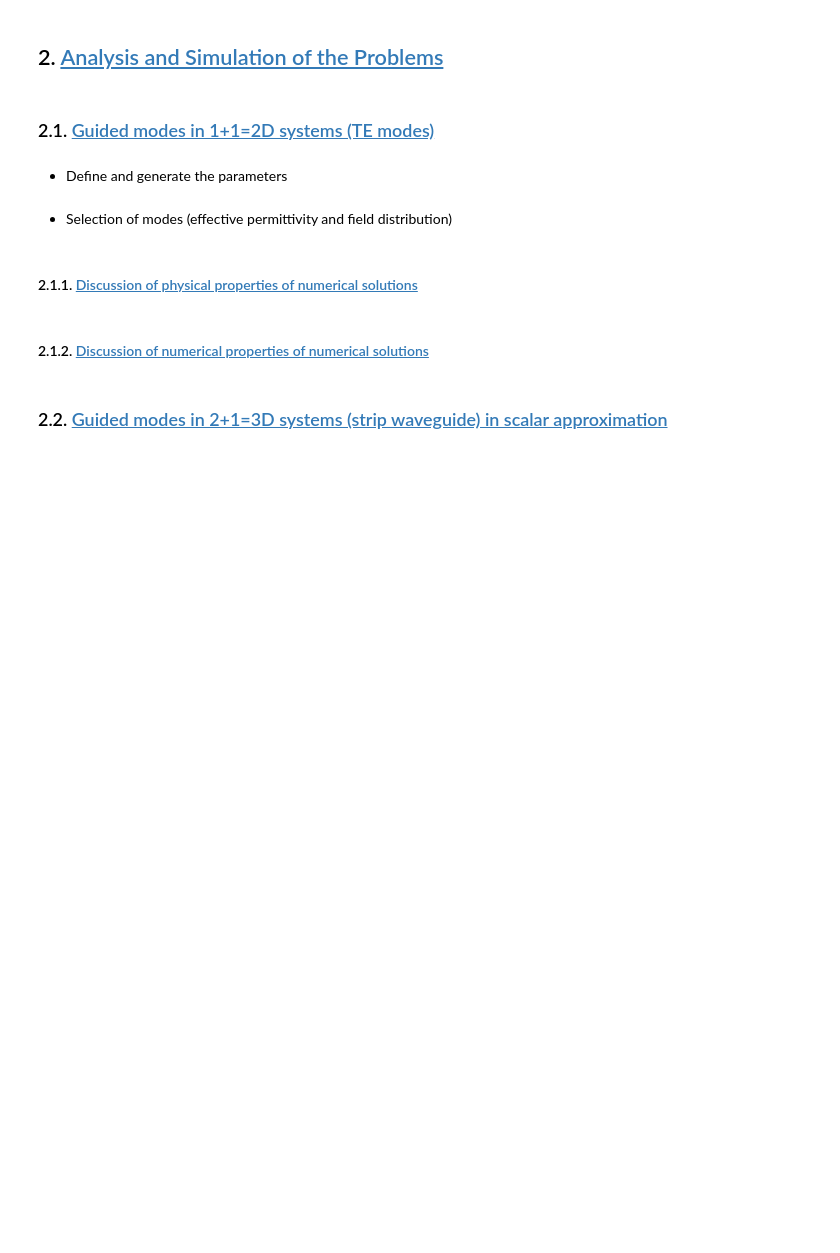
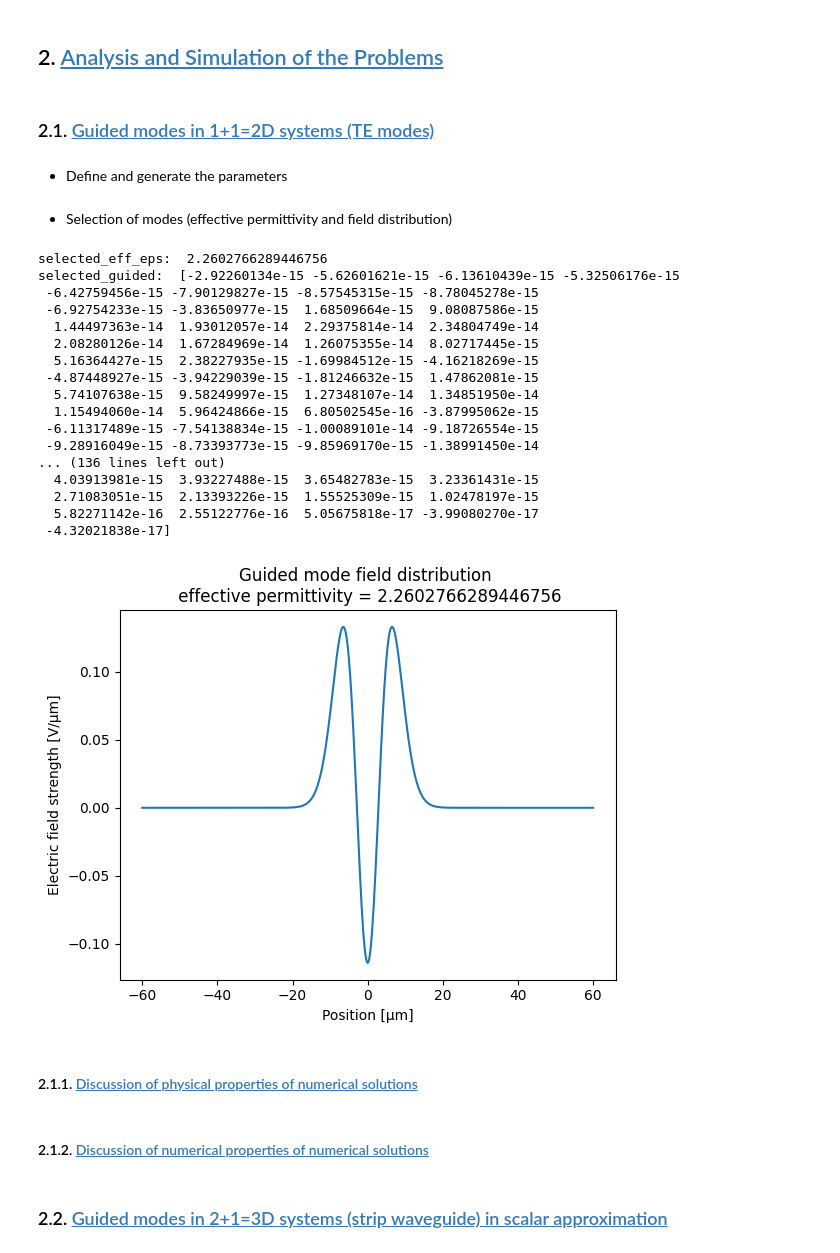
Before and after one commit to 660sun/Computational-Photonics-code-1, a Jupyter notebook: Homework_1_report_group3.ipynb, the cells around one changed output. Saved outputs shown, nothing was run; the diff lists cells and outputs as text; code cells hidden in the pictures; blank space fills up the shorter version.

```diff
--- a/Homework_1_report_group3.ipynb
+++ b/Homework_1_report_group3.ipynb
@@ -69,7 +69,18 @@ def guided_modes_1DTE(prm, k0, h):
     guided : 2d-array
         Field distributions of the guided eigenmodes
     """
-    pass
+    dt = np.common_type(np.array([prm]))
+    # Construct the matrix M and B for the gernerlized eigenvalue problem
+    M  = np.zeros((len(prm),len(prm)), dtype = dt)
+    for i in range(len(prm)):
+        M[i][i] =  -2/(h**2) + (k0**2) * prm[i]
+        if i > 0:
+            M[i][i-1] = 1/(h**2)
+        if i < len(prm) - 1:
+            M[i][i+1] = 1/(h**2)
+    M  = (1/(k0**2)) * M
+    eff_eps, guided = np.linalg.eig(M)
+    return eff_eps, guided
 # %% [markdown]
 - Define and generate the parameters
 # %%
@@ -83,8 +94,50 @@ delta_e       = 1.5e-2
 w             = 15.0
 xx            = np.linspace( -grid_size/2, grid_size/2, number_points )
 prm           = e_substrate + delta_e * np.exp(-(xx/w)**2)
+
+# Compute the eigenvalues and eigenvectors
+eff_eps, guided = guided_modes_1DTE(prm, k0, h)
 # %% [markdown]
 - Selection of modes (effective permittivity and field distribution)
+# %%
+# Filter the eigenvalues and eigenvectors
+## Find the indices of the eigenvalues within the given range
+indices = np.where((eff_eps >= e_substrate) & (eff_eps <= e_substrate + delta_e))[0]
+
+## Extract the eigenvalues and eigenvectors within the range
+selected_eff_eps = eff_eps[indices]
+selected_guided = (np.transpose(guided))[indices]
+mode_ind = int(2)
+print('selected_eff_eps: ', selected_eff_eps[mode_ind])
+print('selected_guided: ', selected_guided[mode_ind])
+
+# Plot the eigenvalues and eigenvectors
+x = xx
+y = selected_guided[mode_ind]
+plt.plot(x, y)
+plt.xlabel('Position [µm]')
+plt.ylabel('Electric field strength [V/µm]')
+plt.title('Guided mode field distribution \n effective permittivity = ' + str(selected_eff_eps[mode_ind]))
+plt.show()
+# %% [output]
+selected_eff_eps:  2.2602766289446756
+selected_guided:  [-2.92260134e-15 -5.62601621e-15 -6.13610439e-15 -5.32506176e-15
+ -6.42759456e-15 -7.90129827e-15 -8.57545315e-15 -8.78045278e-15
+ -6.92754233e-15 -3.83650977e-15  1.68509664e-15  9.08087586e-15
+  1.44497363e-14  1.93012057e-14  2.29375814e-14  2.34804749e-14
+  2.08280126e-14  1.67284969e-14  1.26075355e-14  8.02717445e-15
+  5.16364427e-15  2.38227935e-15 -1.69984512e-15 -4.16218269e-15
+ -4.87448927e-15 -3.94229039e-15 -1.81246632e-15  1.47862081e-15
+  5.74107638e-15  9.58249997e-15  1.27348107e-14  1.34851950e-14
+  1.15494060e-14  5.96424866e-15  6.80502545e-16 -3.87995062e-15
+ -6.11317489e-15 -7.54138834e-15 -1.00089101e-14 -9.18726554e-15
+ -9.28916049e-15 -8.73393773e-15 -9.85969170e-15 -1.38991450e-14
+... (136 lines left out)
+  4.03913981e-15  3.93227488e-15  3.65482783e-15  3.23361431e-15
+  2.71083051e-15  2.13393226e-15  1.55525309e-15  1.02478197e-15
+  5.82271142e-16  2.55122776e-16  5.05675818e-17 -3.99080270e-17
+ -4.32021838e-17]
+[figure, added]
 # %% [markdown]
 #### 2.1.1. <a id='toc2_1_1_'></a>[Discussion of physical properties of numerical solutions](#toc0_)
 # %% [markdown]
```
